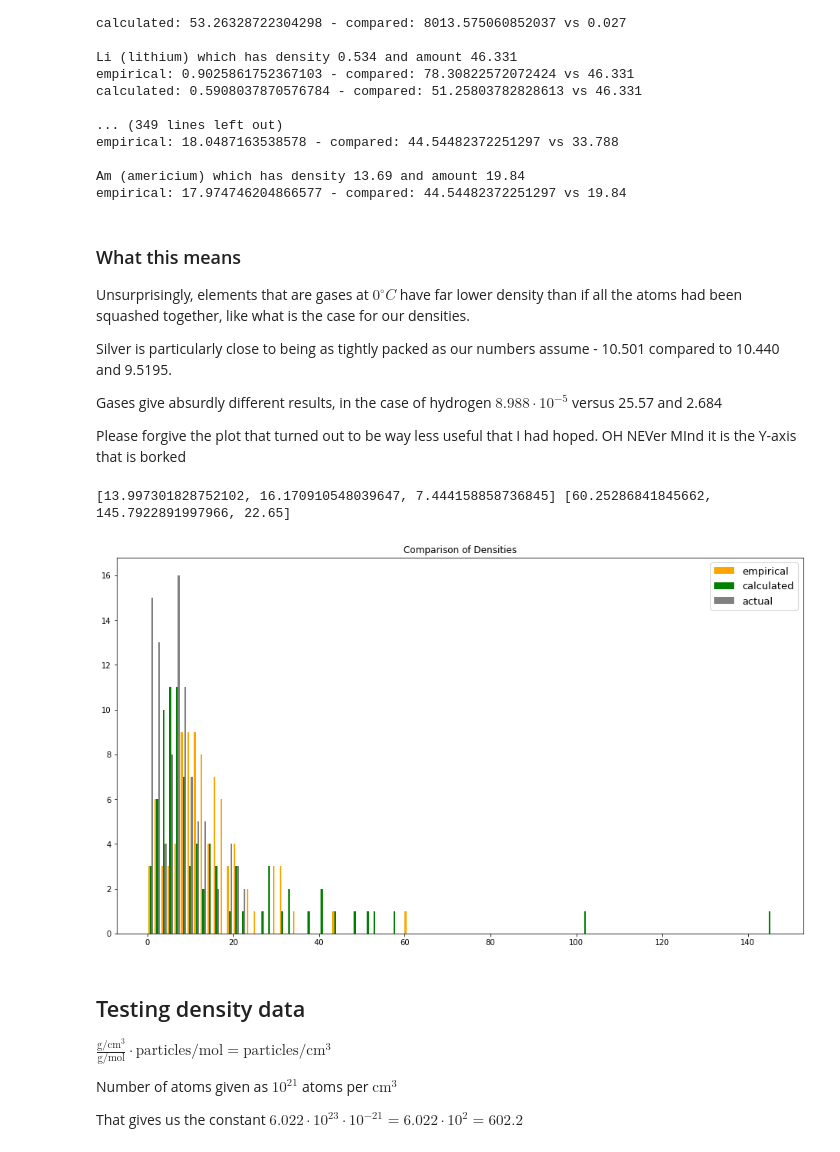
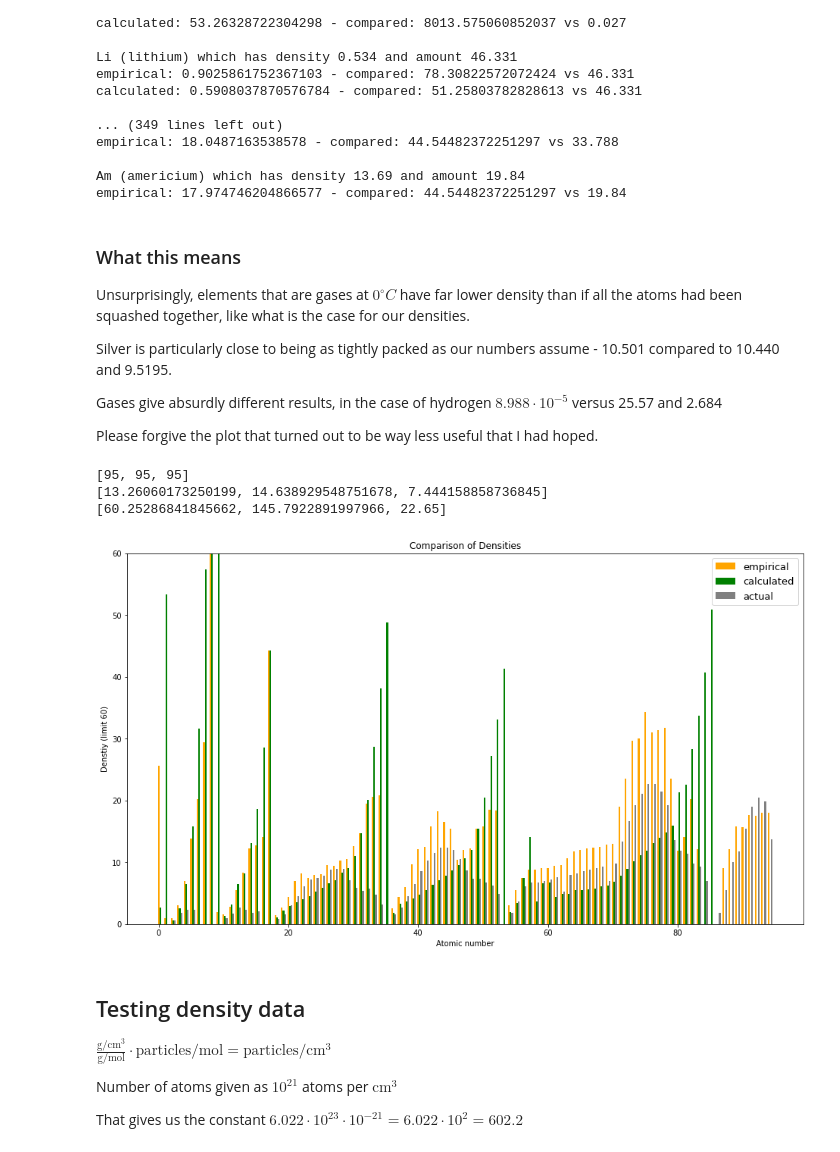
Before and after one commit to toberge/uni-exercises, a Jupyter notebook: tdat2001/chemistry/assignment.ipynb, the cells around one changed output. Drawn from its saved outputs; the diff is of its cells as text; code cells hidden in the pictures.

Commit message:
Fix bar chart of densities, minor adjustments

```diff
--- a/tdat2001/chemistry/assignment.ipynb
+++ b/tdat2001/chemistry/assignment.ipynb
@@ -167,6 +167,8 @@ empirical_densities = []
 calculated_densities = []
 actual_densities = []
 for _, element in elements.items():
+    #if element['symbol'] in ['Ne', 'F']:
+    #    continue
     d, c = element['known_density'], element['known_count']
     actual_densities.append(d)
     print(element['symbol'], '(' + element['name'] + ')', 'which has density',  d, 'and amount', c)
@@ -176,12 +178,16 @@ for _, element in elements.items():
         empirical_densities.append(calc)
         print('empirical:', calc,  end=' - ')
         print('compared:', str(calc / element['mass'] * 602.2), 'vs', c)
+    else:
+        empirical_densities.append(0)
 
     if element.get('calculated_radius'):
         calc = density(element['mass'], element['calculated_radius'])
         calculated_densities.append(calc)
         print('calculated:', calc, end=' - ')
         print('compared:', str(calc / element['mass'] * 602.2), 'vs', c)
+    else:
+        calculated_densities.append(0)
 
     print()
 # %% [output]
@@ -212,25 +218,36 @@ Silver is particularly close to being as tightly packed as our numbers assume -
 Gases give absurdly different results, in the case of hydrogen $8.988 \cdot 10^{-5}$ versus 25.57 and 2.684
 
 Please forgive the plot that turned out to be way less useful that I had hoped.
-OH NEVer MInd it is the Y-axis that is borked
 # %%
+# for popup plot: %matplotlib tk
+
 plot.rcParams['figure.figsize'] = [16, 9]
 fig, ax = plot.subplots()
+plot.ylim(0, 60)
+
 types = ['empirical', 'calculated', 'actual']
 colors = ['orange', 'green', 'grey']
 data = [empirical_densities, calculated_densities, actual_densities]
-print([np.average(l) for l in data], [np.max(l) for l in data])
-#for i, row in enumerate(data):
-    #data[i] = list(zip(range(1, 96), row))
-ax.hist(data, 95, histtype='bar', color=colors, label=types)
-#ax.bar(list(range(1,96)), data[0], label='hi')
 
+print([len(l) for l in data])
+print([np.average(l) for l in data])
+print([np.max(l) for l in data])
+
+x = np.arange(len(data[0]))
+ax.bar(x + 0.00, data[0], color=colors[0], label=types[0], width=0.25)
+ax.bar(x + 0.25, data[1], color=colors[1], label=types[1], width=0.25)
+ax.bar(x + 0.50, data[2], color=colors[2], label=types[2], width=0.25)
+
+ax.set_ylabel('Denstiy (limit 60)')
+ax.set_xlabel('Atomic number')
 ax.legend(prop={'size': 13})
 ax.set_title('Comparison of Densities')
 plot.show()
 # %% [output]
-[13.997301828752102, 16.170910548039647, 7.444158858736845] [60.25286841845662, 145.7922891997966, 22.65]
+[95, 95, 95]
+[13.26060173250199, 14.638929548751678, 7.444158858736845]
+[60.25286841845662, 145.7922891997966, 22.65]
-[figure, old version]
+[figure, new version]
 # %% [markdown]
 ## Testing density data
 
```
Also changed, not shown: parts of 1 cell of this notebook, 1 other file.
